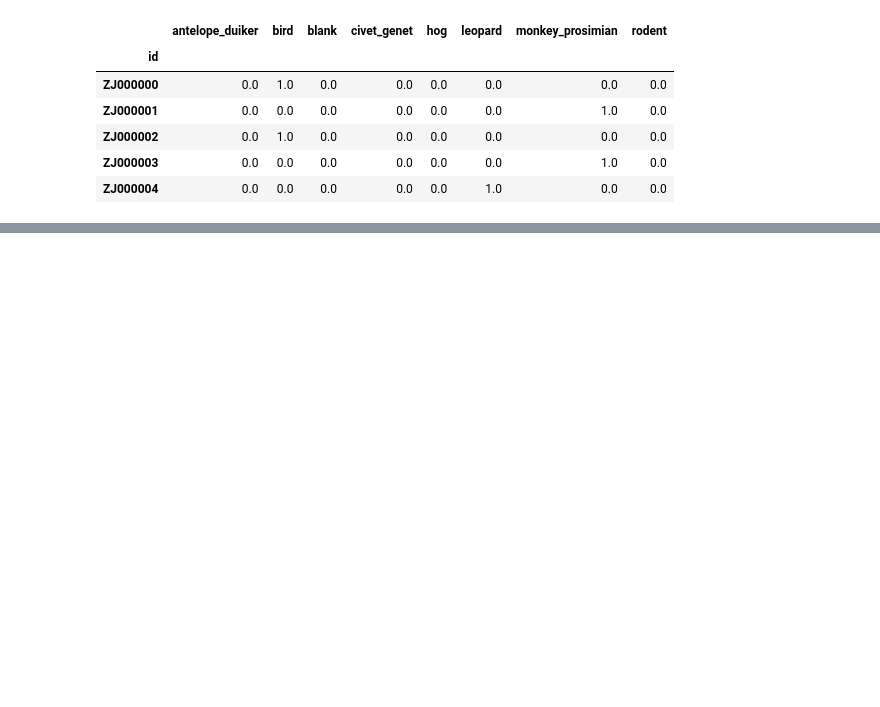
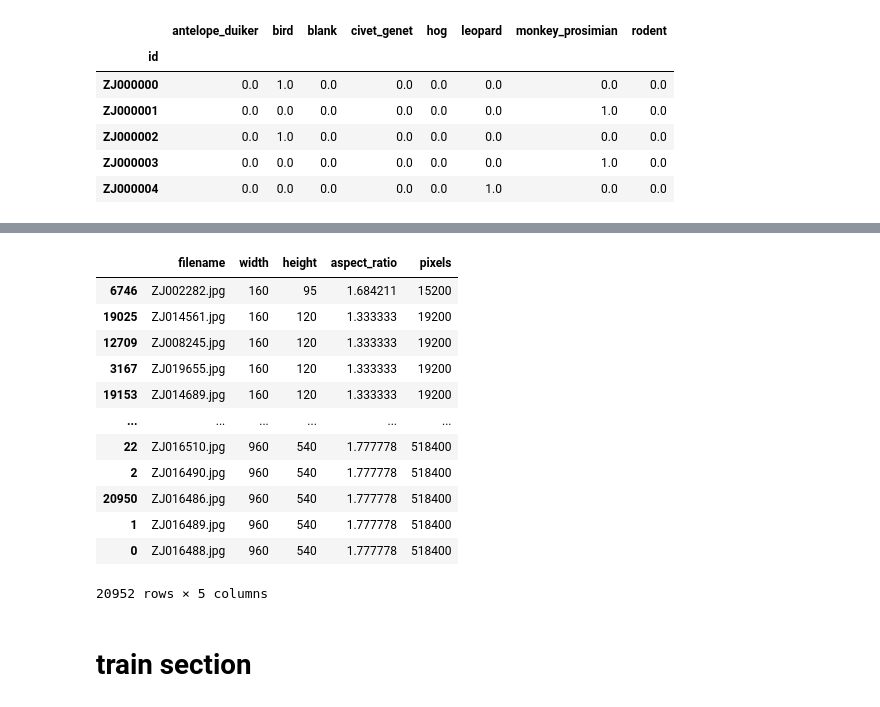
Before and after one commit to aprirachmadi/conser-vision, a Jupyter notebook: notebooks/test-data.ipynb, the cells around one changed output, grey strips where cells are left out. Cells and saved outputs as stored; diff of their text form; code cells hidden in the pictures; blank space fills up the shorter version.

```diff
--- a/notebooks/test-data.ipynb
+++ b/notebooks/test-data.ipynb
@@ -41,0 +152,18 @@ train_labels.head()
+# %%
+df_images.sort_values('pixels')
+# %% [output]
+|  | filename | width | height | aspect_ratio | pixels |
+| 6746 | ZJ002282.jpg | 160 | 95 | 1.684211 | 15200 |
+| 19025 | ZJ014561.jpg | 160 | 120 | 1.333333 | 19200 |
+| 12709 | ZJ008245.jpg | 160 | 120 | 1.333333 | 19200 |
+| 3167 | ZJ019655.jpg | 160 | 120 | 1.333333 | 19200 |
+| 19153 | ZJ014689.jpg | 160 | 120 | 1.333333 | 19200 |
+| ... | ... | ... | ... | ... | ... |
+| 22 | ZJ016510.jpg | 960 | 540 | 1.777778 | 518400 |
+| 2 | ZJ016490.jpg | 960 | 540 | 1.777778 | 518400 |
+| 20950 | ZJ016486.jpg | 960 | 540 | 1.777778 | 518400 |
+| 1 | ZJ016489.jpg | 960 | 540 | 1.777778 | 518400 |
+| 0 | ZJ016488.jpg | 960 | 540 | 1.777778 | 518400 |
+20952 rows × 5 columns
+# %% [markdown]
+# train section
```
Also changed, not shown: parts of 27 cells of this notebook.
